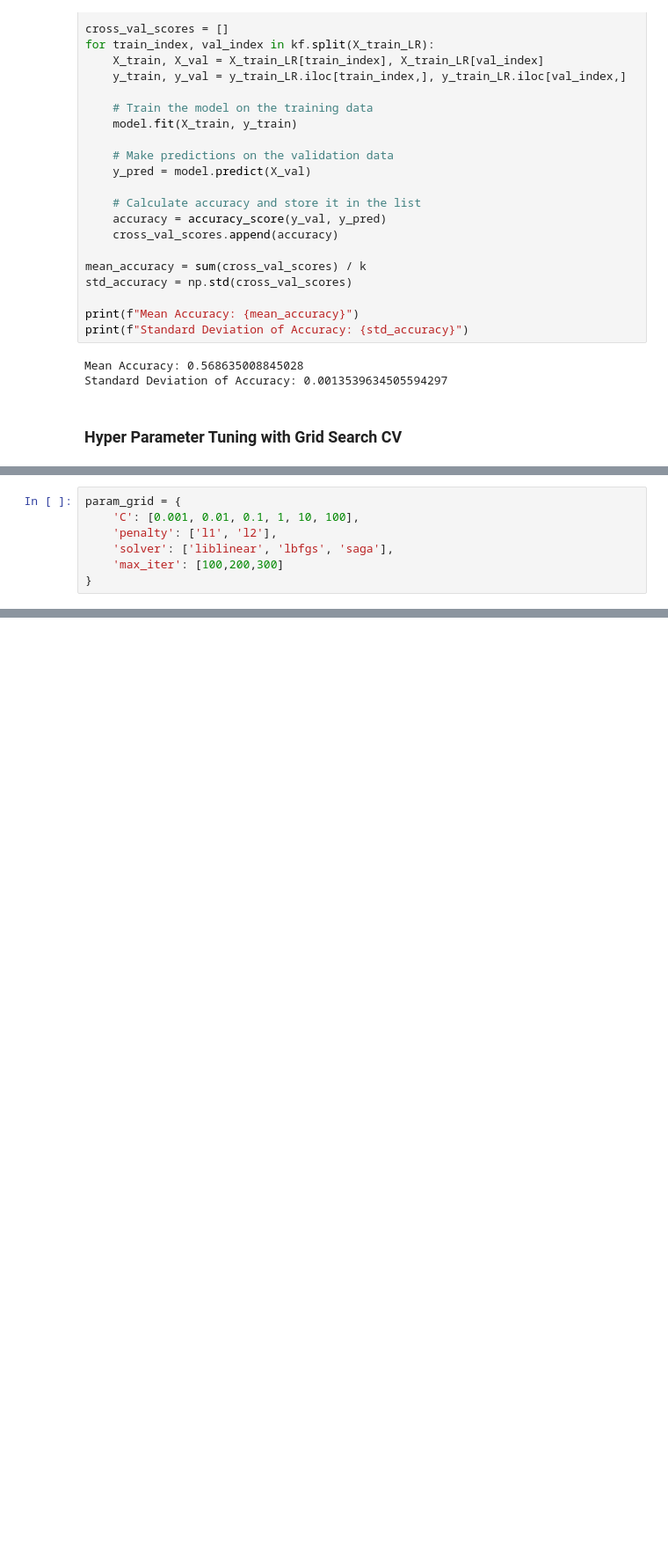
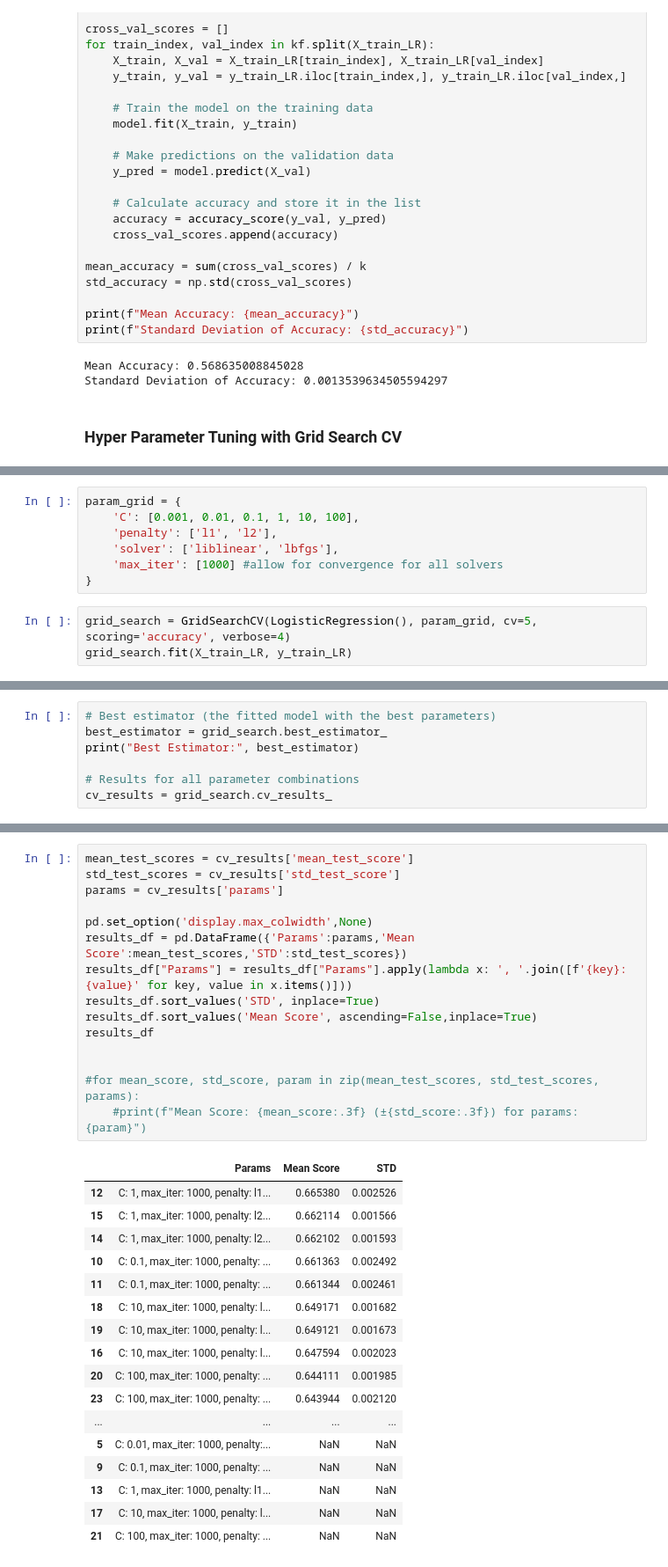
Before and after one commit to hoofangyu/cs3244_pg21, a Jupyter notebook: regression_ml.ipynb, the cells around one changed output, grey strips where cells are left out. Shown at 88% size. Saved outputs shown, nothing was run; the diff lists cells and outputs as text; blank space fills up the shorter version.

```diff
--- a/regression_ml.ipynb
+++ b/regression_ml.ipynb
@@ -339,6 +340,9 @@ X_train_LR = scaler.fit_transform(X_train_LR)
 param_grid = {
     'C': [0.001, 0.01, 0.1, 1, 10, 100],
     'penalty': ['l1', 'l2'],
-    'solver': ['liblinear', 'lbfgs', 'saga'],
-    'max_iter': [100,200,300]
+    'solver': ['liblinear', 'lbfgs'],
+    'max_iter': [1000] #allow for convergence for all solvers
 }
+# %%
+grid_search = GridSearchCV(LogisticRegression(), param_grid, cv=5, scoring='accuracy', verbose=4)
+grid_search.fit(X_train_LR, y_train_LR)
@@ -344,0 +432,7 @@ param_grid = {
+# %%
+# Best estimator (the fitted model with the best parameters)
+best_estimator = grid_search.best_estimator_
+print("Best Estimator:", best_estimator)
+
+# Results for all parameter combinations
+cv_results = grid_search.cv_results_
@@ -344,0 +441,33 @@ param_grid = {
+# %%
+mean_test_scores = cv_results['mean_test_score']
+std_test_scores = cv_results['std_test_score']
+params = cv_results['params']
+
+pd.set_option('display.max_colwidth',None)
+results_df = pd.DataFrame({'Params':params,'Mean Score':mean_test_scores,'STD':std_test_scores})
+results_df["Params"] = results_df["Params"].apply(lambda x: ', '.join([f'{key}: {value}' for key, value in x.items()]))
+results_df.sort_values('STD', inplace=True)
+results_df.sort_values('Mean Score', ascending=False,inplace=True)
+results_df
+
+
+#for mean_score, std_score, param in zip(mean_test_scores, std_test_scores, params):
+    #print(f"Mean Score: {mean_score:.3f} (±{std_score:.3f}) for params: {param}")
+# %% [output]
+|  | Params | Mean Score | STD |
+| 12 | C: 1, max_iter: 1000, penalty: l1... | 0.665380 | 0.002526 |
+| 15 | C: 1, max_iter: 1000, penalty: l2... | 0.662114 | 0.001566 |
+| 14 | C: 1, max_iter: 1000, penalty: l2... | 0.662102 | 0.001593 |
+| 10 | C: 0.1, max_iter: 1000, penalty: ... | 0.661363 | 0.002492 |
+| 11 | C: 0.1, max_iter: 1000, penalty: ... | 0.661344 | 0.002461 |
+| 18 | C: 10, max_iter: 1000, penalty: l... | 0.649171 | 0.001682 |
+| 19 | C: 10, max_iter: 1000, penalty: l... | 0.649121 | 0.001673 |
+| 16 | C: 10, max_iter: 1000, penalty: l... | 0.647594 | 0.002023 |
+| 20 | C: 100, max_iter: 1000, penalty: ... | 0.644111 | 0.001985 |
+| 23 | C: 100, max_iter: 1000, penalty: ... | 0.643944 | 0.002120 |
+| ... | ... | ... | ... |
+| 5 | C: 0.01, max_iter: 1000, penalty:... | NaN | NaN |
+| 9 | C: 0.1, max_iter: 1000, penalty: ... | NaN | NaN |
+| 13 | C: 1, max_iter: 1000, penalty: l1... | NaN | NaN |
+| 17 | C: 10, max_iter: 1000, penalty: l... | NaN | NaN |
+| 21 | C: 100, max_iter: 1000, penalty: ... | NaN | NaN |
```
Also changed, not shown: parts of 4 cells of this notebook.
